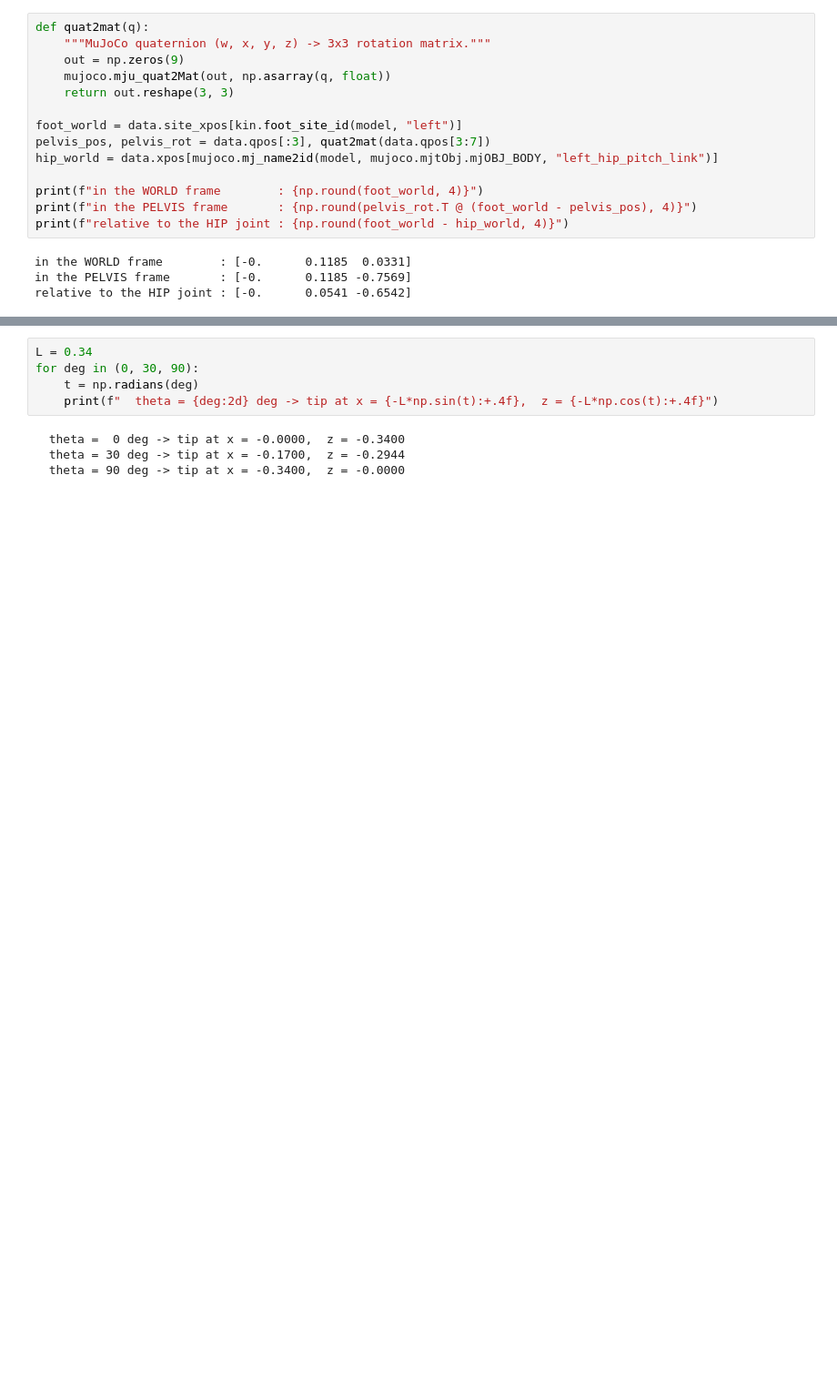
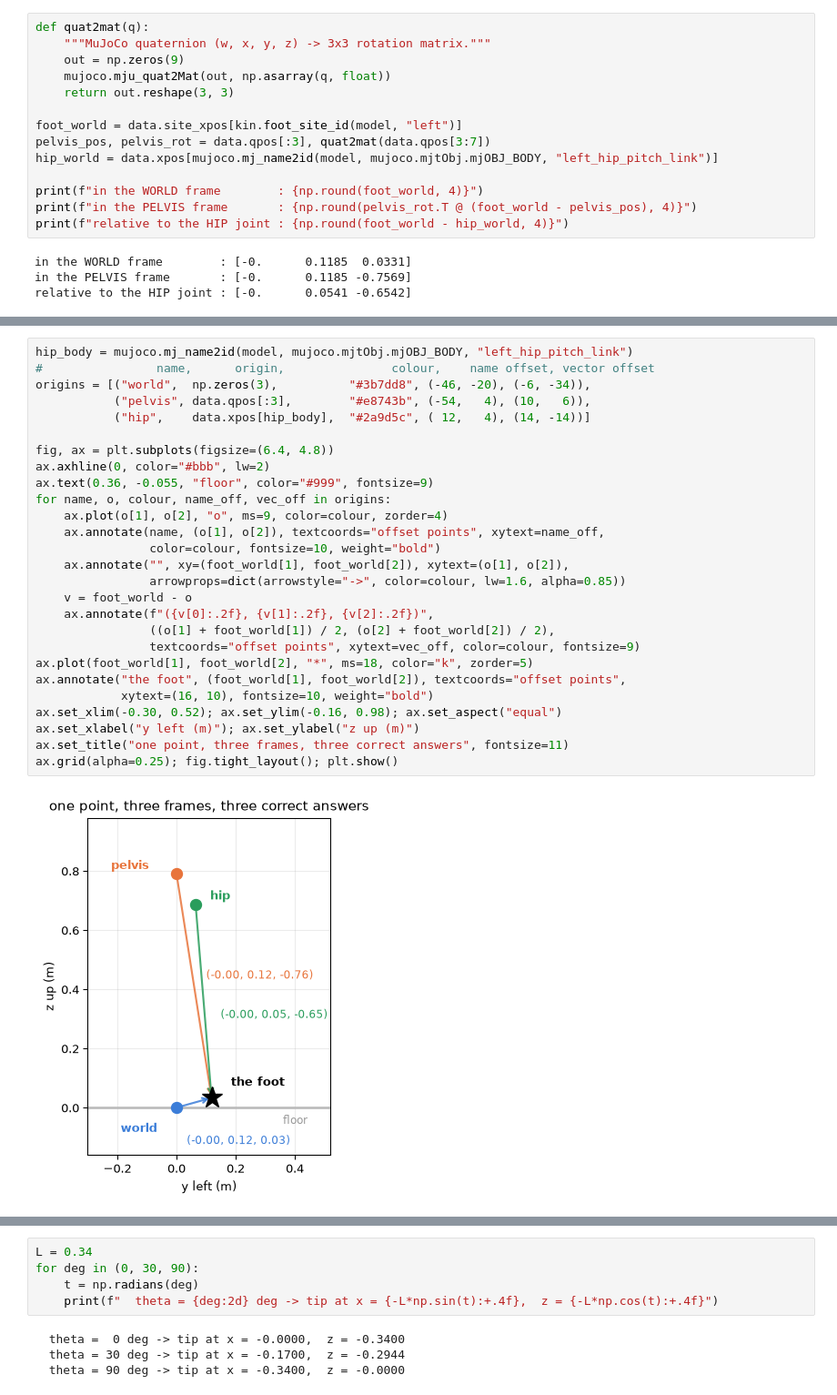
Before and after one commit to gnoejh/soc4180, a Jupyter notebook: weeks/w02-transforms/lab.ipynb, the cells around one changed output, grey strips where cells are left out. Shown at 91% size. Saved outputs shown, nothing was run; the diff lists cells and outputs as text; blank space fills up the shorter version.

```diff
--- a/weeks/w02-transforms/lab.ipynb
+++ b/weeks/w02-transforms/lab.ipynb
@@ -123 +167,30 @@ relative to the HIP joint : [-0.      0.0541 -0.6542]
+# %%
+hip_body = mujoco.mj_name2id(model, mujoco.mjtObj.mjOBJ_BODY, "left_hip_pitch_link")
+#                name,      origin,               colour,    name offset, vector offset
+origins = [("world",  np.zeros(3),          "#3b7dd8", (-46, -20), (-6, -34)),
+           ("pelvis", data.qpos[:3],        "#e8743b", (-54,   4), (10,   6)),
+           ("hip",    data.xpos[hip_body],  "#2a9d5c", ( 12,   4), (14, -14))]
+
+fig, ax = plt.subplots(figsize=(6.4, 4.8))
+ax.axhline(0, color="#bbb", lw=2)
+ax.text(0.36, -0.055, "floor", color="#999", fontsize=9)
+for name, o, colour, name_off, vec_off in origins:
+    ax.plot(o[1], o[2], "o", ms=9, color=colour, zorder=4)
+    ax.annotate(name, (o[1], o[2]), textcoords="offset points", xytext=name_off,
+                color=colour, fontsize=10, weight="bold")
+    ax.annotate("", xy=(foot_world[1], foot_world[2]), xytext=(o[1], o[2]),
+                arrowprops=dict(arrowstyle="->", color=colour, lw=1.6, alpha=0.85))
+    v = foot_world - o
+    ax.annotate(f"({v[0]:.2f}, {v[1]:.2f}, {v[2]:.2f})",
+                ((o[1] + foot_world[1]) / 2, (o[2] + foot_world[2]) / 2),
+                textcoords="offset points", xytext=vec_off, color=colour, fontsize=9)
+ax.plot(foot_world[1], foot_world[2], "*", ms=18, color="k", zorder=5)
+ax.annotate("the foot", (foot_world[1], foot_world[2]), textcoords="offset points",
+            xytext=(16, 10), fontsize=10, weight="bold")
+ax.set_xlim(-0.30, 0.52); ax.set_ylim(-0.16, 0.98); ax.set_aspect("equal")
+ax.set_xlabel("y left (m)"); ax.set_ylabel("z up (m)")
+ax.set_title("one point, three frames, three correct answers", fontsize=11)
+ax.grid(alpha=0.25); fig.tight_layout(); plt.show()
+# %% [output]
+[figure, added]
 # %% [markdown]
```
Also changed, not shown: parts of 19 cells of this notebook, 3 other files.
